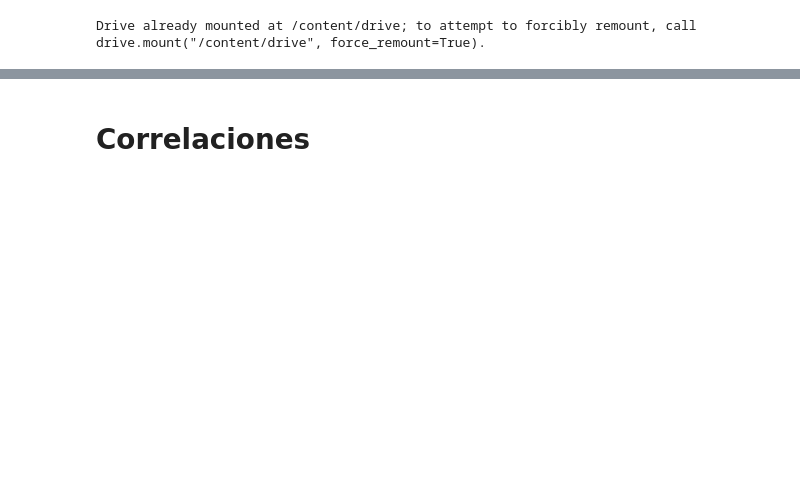
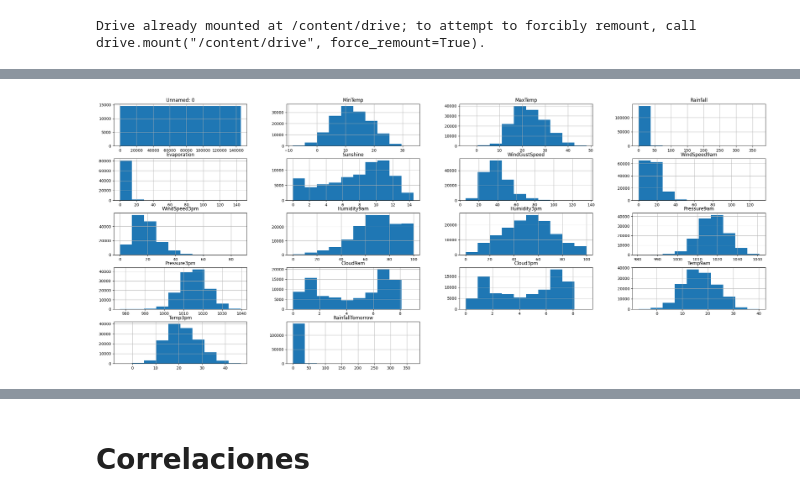
Before and after one commit to MiguelMussi/Apr_Aut_1_TP, a Jupyter notebook: TP-AA1.ipynb, the cells around one changed output, grey strips where cells are left out. Cells and saved outputs as stored; diff of their text form; code cells hidden in the pictures; blank space fills up the shorter version.

```diff
--- a/TP-AA1.ipynb
+++ b/TP-AA1.ipynb
@@ -88,9 +89,9 @@ Drive already mounted at /content/drive; to attempt to forcibly remount, call dr
 # %%
 #@title DataFrame
 
-# Path referenciado a la carpeta de Drive
-#file_path= '/content/drive/MyDrive/UNR/4 - Aprendizaje Automático (IA41)/Trabajo Práctico/weatherAUS.csv'
-#file_path= '/content/weatherAUS.csv'
-#df = pd.read_csv(file_path, sep=',', engine='python')
+# Path 1 - Referenciado a la carpeta de Drive
+file_path= '/content/drive/MyDrive/UNR/4 - Aprendizaje Automático (IA41)/Trabajo Práctico (AA1)/weatherAUS.csv'
+df_original = pd.read_csv(file_path, sep=',', engine='python')
 
-df = pd.read_csv('weatherAUS.csv', sep=',', engine='python')
+# Path 2 - Mismo directorio
+# df = pd.read_csv('weatherAUS.csv', sep=',', engine='python')
@@ -112,0 +166,5 @@ df
+# %%
+df_original.hist(figsize=(30,12))
+plt.show()
+# %% [output]
+[figure, added]
```
Also changed, not shown: parts of 51 cells of this notebook.
